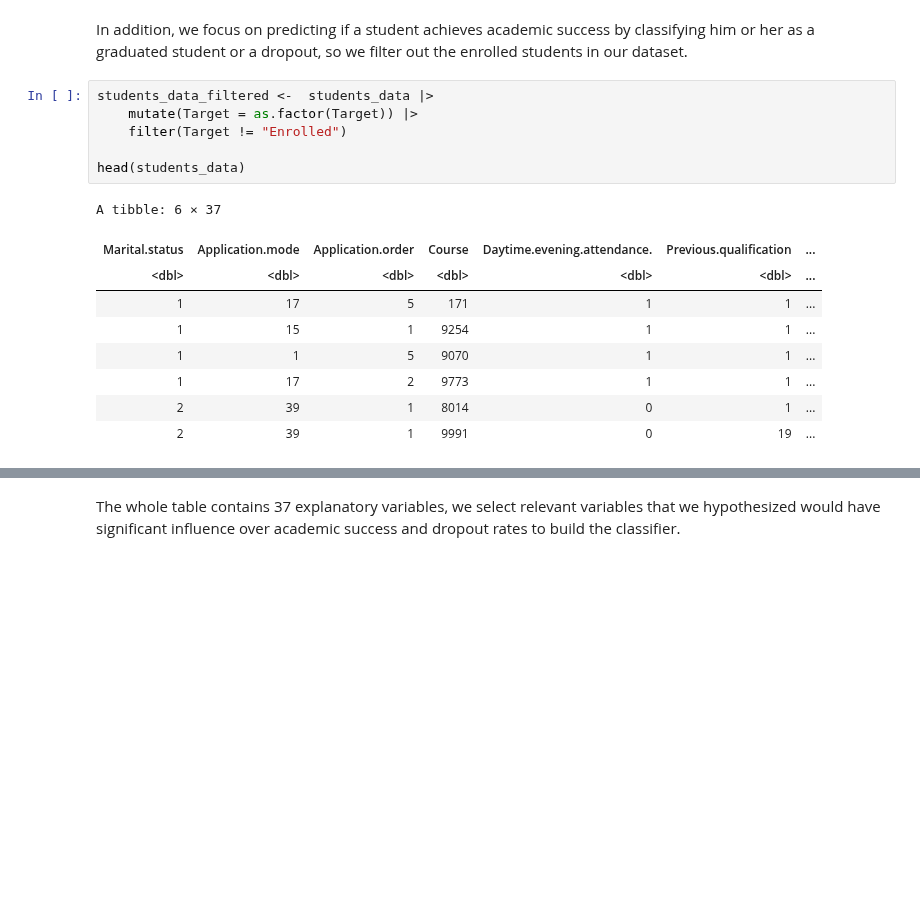
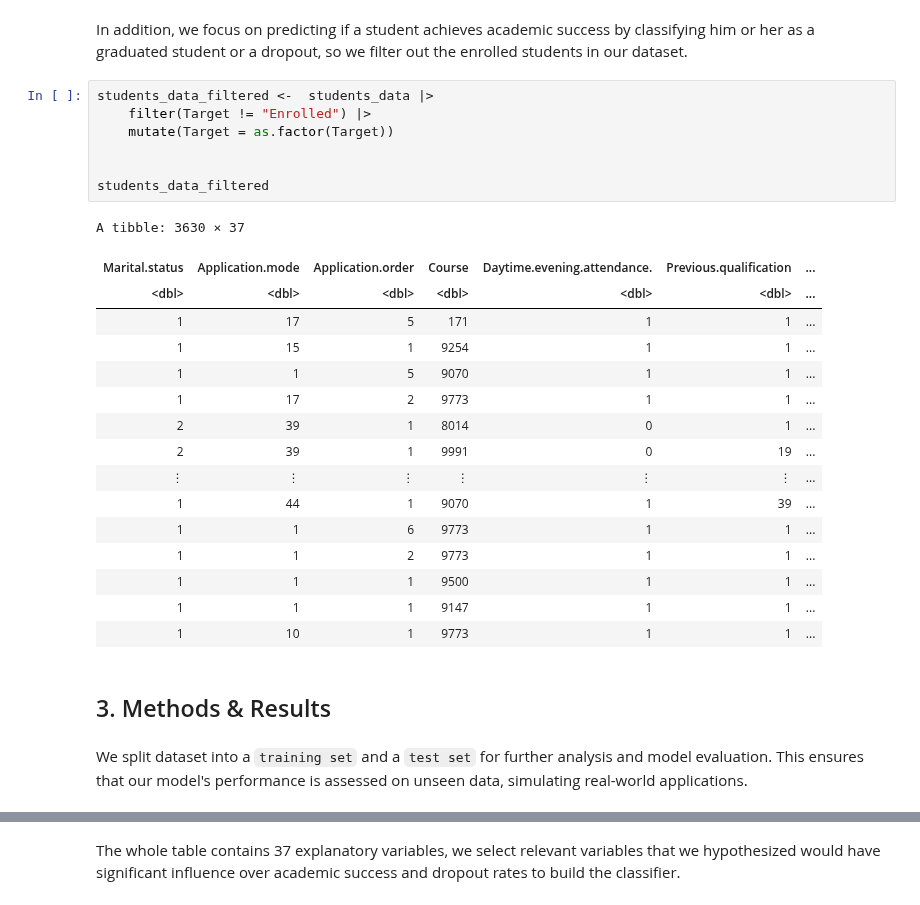
Before and after one commit to lesleymai/ds_group, a Jupyter notebook: Group_Report.ipynb, the cells around one changed output, grey strips where cells are left out. Cells and saved outputs as stored; diff of their text form; blank space fills up the shorter version.

```diff
--- a/Group_Report.ipynb
+++ b/Group_Report.ipynb
@@ -90,17 +91,29 @@ print(num_na_rows)
 In addition, we focus on predicting if a student achieves academic success by classifying him or her as a graduated student or a dropout, so we filter out the enrolled students in our dataset.
 # %%
 students_data_filtered <-  students_data |>
-    mutate(Target = as.factor(Target)) |>
-    filter(Target != "Enrolled")
+    filter(Target != "Enrolled") |>
+    mutate(Target = as.factor(Target))
 
-head(students_data)
+
+students_data_filtered
 # %% [output]
-A tibble: 6 × 37
+A tibble: 3630 × 37
 | Marital.status | Application.mode | Application.order | Course | Daytime.evening.attendance. | Previous.qualification | ... |
 | <dbl> | <dbl> | <dbl> | <dbl> | <dbl> | <dbl> | ... |
 | 1 | 17 | 5 | 171 | 1 | 1 | ... |
 | 1 | 15 | 1 | 9254 | 1 | 1 | ... |
 | 1 | 1 | 5 | 9070 | 1 | 1 | ... |
 | 1 | 17 | 2 | 9773 | 1 | 1 | ... |
 | 2 | 39 | 1 | 8014 | 0 | 1 | ... |
 | 2 | 39 | 1 | 9991 | 0 | 19 | ... |
+| ⋮ | ⋮ | ⋮ | ⋮ | ⋮ | ⋮ | ... |
+| 1 | 44 | 1 | 9070 | 1 | 39 | ... |
+| 1 | 1 | 6 | 9773 | 1 | 1 | ... |
+| 1 | 1 | 2 | 9773 | 1 | 1 | ... |
+| 1 | 1 | 1 | 9500 | 1 | 1 | ... |
+| 1 | 1 | 1 | 9147 | 1 | 1 | ... |
+| 1 | 10 | 1 | 9773 | 1 | 1 | ... |
+# %% [markdown]
+## 3. Methods & Results
+# %% [markdown]
+We split dataset into a `training set` and a `test set` for further analysis and model evaluation. This ensures that our model's performance is assessed on unseen data, simulating real-world applications.
```
Also changed, not shown: parts of 16 cells of this notebook.
